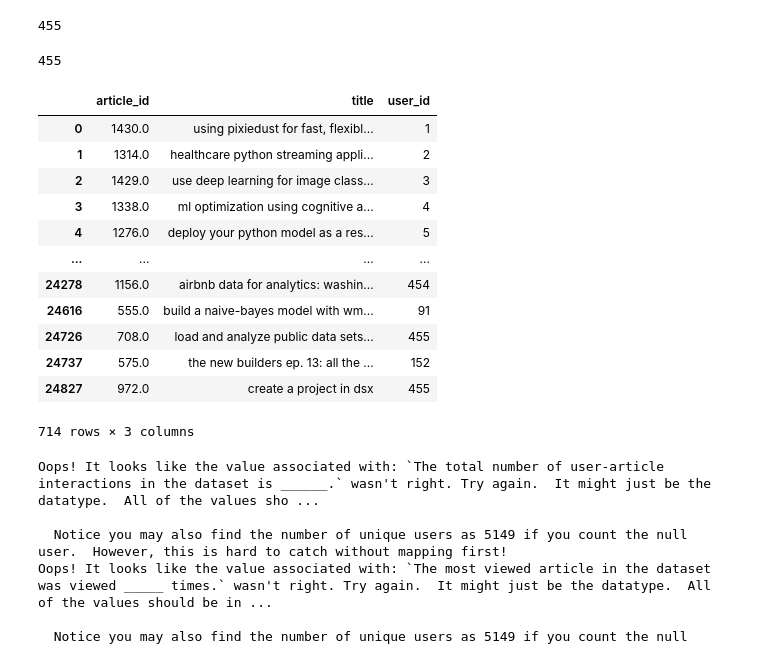
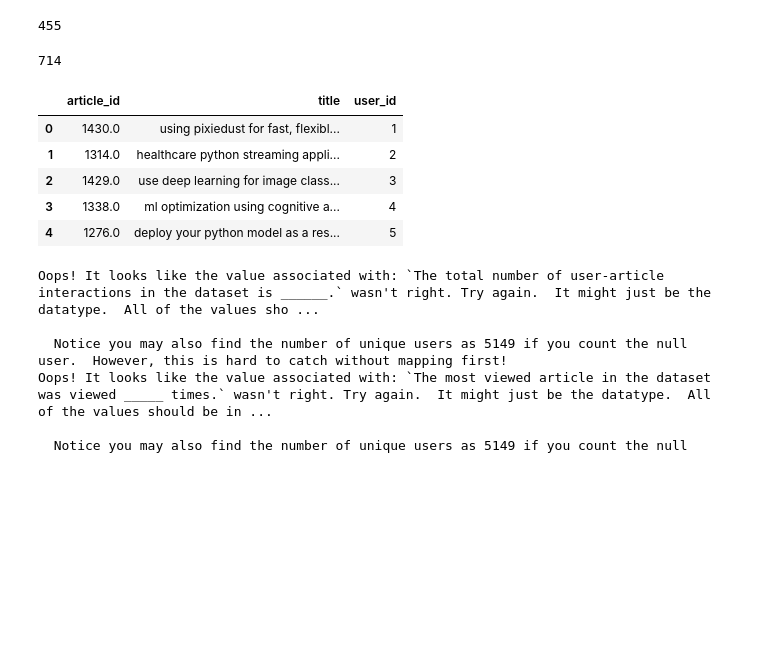
Before and after one commit to Izziboi/IBM-Recommendation, a Jupyter notebook: ibm_recommend.ipynb, the cells around one changed output. Drawn from its saved outputs; the diff is of its cells as text; code cells hidden in the pictures; blank space fills up the shorter version.

```diff
--- a/ibm_recommend.ipynb
+++ b/ibm_recommend.ipynb
@@ -491,7 +491,7 @@ unique_users                              # There are 455 unique users
 455
 # %%
 # The number of user-article interactions
-user_article_interactions = unique_users - list(df.isnull().sum())[2]
-user_article_interactions                 # There are 455 user-article interactions
+user_article_interactions = len(df['email'])
+user_article_interactions                 # There are 714 user-article interactions
 # %% [output]
-455
+714
@@ -510,40 +501,33 @@ max_views = None
 # %%
 ## No need to change the code here - this will be helpful for later parts of the notebook
 # Run this cell to map the user email to a user_id column and remove the email column
 
 def email_mapper():
     coded_dict = dict()
     cter = 1
     email_encoded = []
 
     for val in df['email']:
         if val not in coded_dict:
             coded_dict[val] = cter
             cter+=1
 
         email_encoded.append(coded_dict[val])
     return email_encoded
 
 email_encoded = email_mapper()
 del df['email']
 df['user_id'] = email_encoded
 
 # show header
-df
+df.head()
 # %% [output]
 |  | article_id | title | user_id |
 | 0 | 1430.0 | using pixiedust for fast, flexibl... | 1 |
 | 1 | 1314.0 | healthcare python streaming appli... | 2 |
 | 2 | 1429.0 | use deep learning for image class... | 3 |
 | 3 | 1338.0 | ml optimization using cognitive a... | 4 |
 | 4 | 1276.0 | deploy your python model as a res... | 5 |
-| ... | ... | ... | ... |
-| 24278 | 1156.0 | airbnb data for analytics: washin... | 454 |
-| 24616 | 555.0 | build a naive-bayes model with wm... | 91 |
-| 24726 | 708.0 | load and analyze public data sets... | 455 |
-| 24737 | 575.0 | the new builders ep. 13: all the ... | 152 |
-| 24827 | 972.0 | create a project in dsx | 455 |
-714 rows × 3 columns
 # %%
 ## If you stored all your results in the variable names above,
 ## you shouldn't need to change anything in this cell
```
Also changed, not shown: parts of 1 cell of this notebook.
